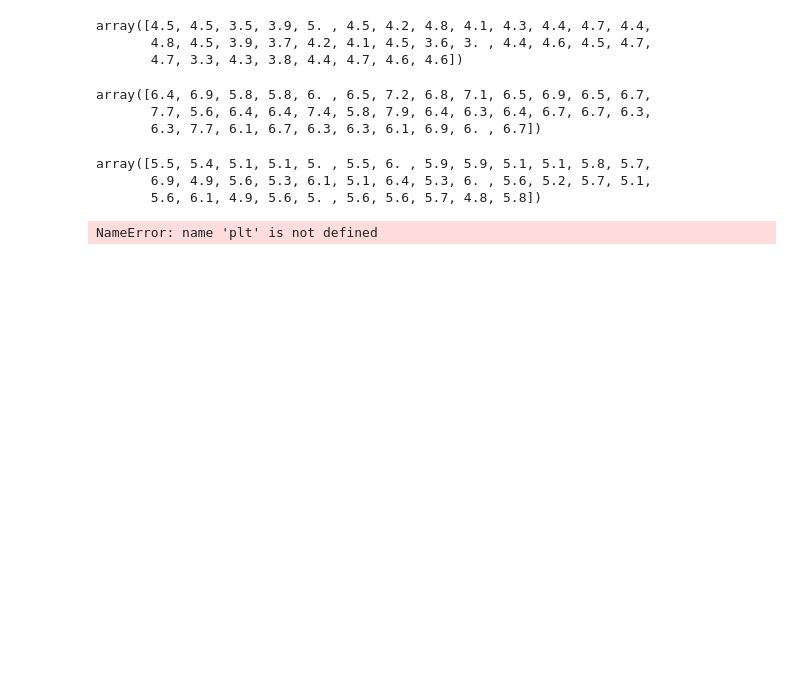
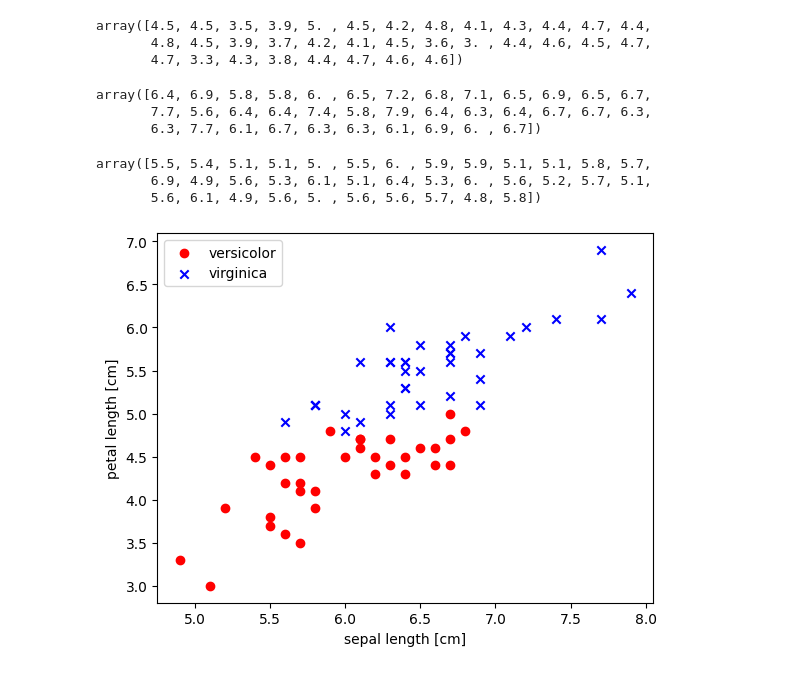
Before and after one commit to HoAnhKhoaVN/22C15009_22C15033_AIMath_final, a Jupyter notebook: exp_perceptron.ipynb, the cells around one changed output. Cells and saved outputs as stored; diff of their text form; code cells hidden in the pictures; blank space fills up the shorter version.

```diff
--- a/exp_perceptron.ipynb
+++ b/exp_perceptron.ipynb
@@ -102,16 +102,16 @@ array([5.5, 5.4, 5.1, 5.1, 5. , 5.5, 6. , 5.9, 5.9, 5.1, 5.1, 5.8, 5.7,
 # %%
 # plot data
 
 plt.scatter(x_versicolor,y_versicolor,
             color='red', marker='o', label='versicolor')
-plt.scatter(y_iris_virginica, y_iris_virginica,
+plt.scatter(x_iris_virginica, y_iris_virginica,
             color='blue', marker='x', label='virginica')
 
 plt.xlabel('sepal length [cm]')
 plt.ylabel('petal length [cm]')
 plt.legend(loc='upper left')
 
 # plt.savefig('images/02_06.png', dpi=300)
 plt.show()
 # %% [output]
-NameError: name 'plt' is not defined
+[figure, added]
```
Also changed, not shown: parts of 4 cells of this notebook, 2 other files.
